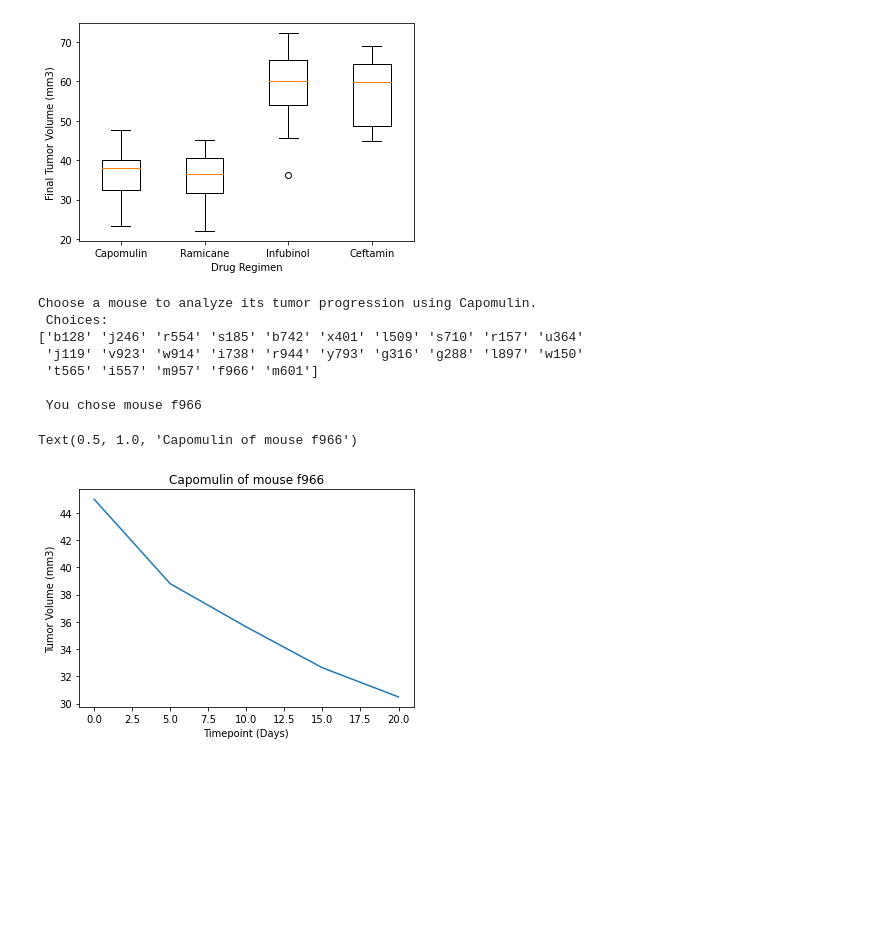
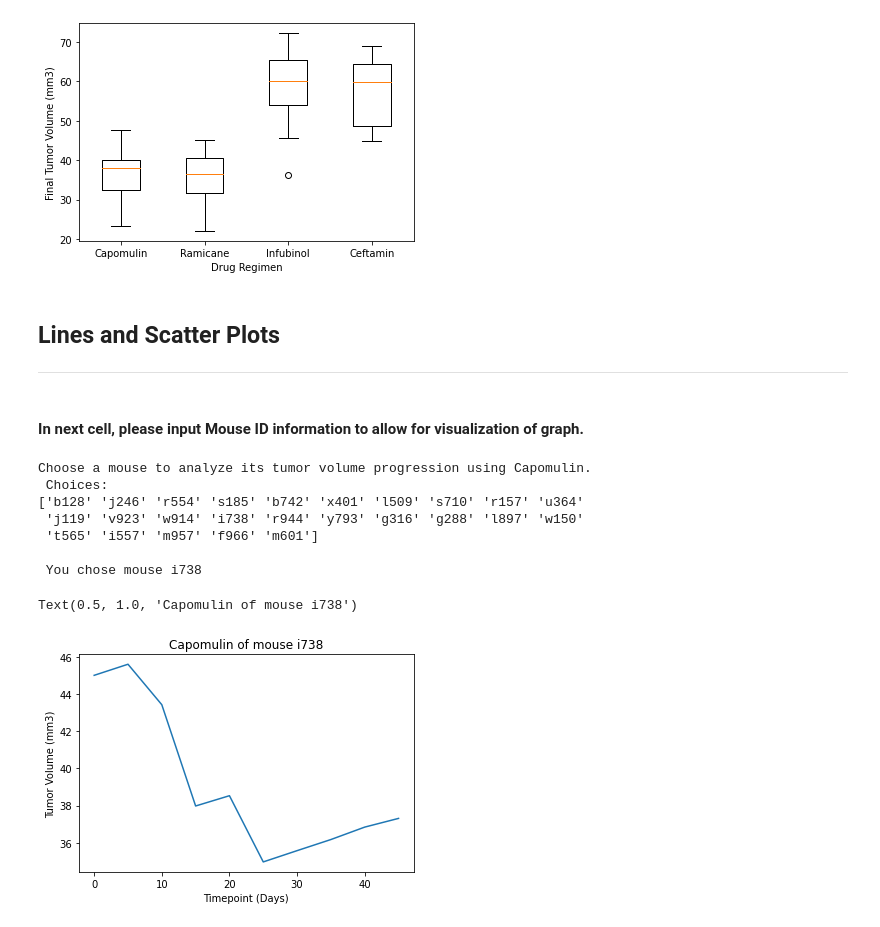
Before and after one commit to ytran010/matplotlib-challenge, a Jupyter notebook: Pymaceuticals.ipynb, the cells around one changed output. Cells and saved outputs as stored; diff of their text form; code cells hidden in the pictures; blank space fills up the shorter version.

```diff
--- a/Pymaceuticals.ipynb
+++ b/Pymaceuticals.ipynb
@@ -284,28 +307,35 @@ ax1.set(xlabel='Drug Regimen', ylabel='Final Tumor Volume (mm3)', axisbelow=True
   Text(3, 0, 'Infubinol'),
   Text(4, 0, 'Ceftamin')]]
 [figure]
+# %% [markdown]
+## Lines and Scatter Plots
+<hr/>
+# %% [markdown]
+#### In next cell, please input Mouse ID information to allow for visualization of graph.
 # %%
 # Generate a line plot of tumor volume vs. time point for a mouse treated with Capomulin
 
 cap_mouse = clean_mouse_study.loc[clean_mouse_study["Drug Regimen"] == treatment_list[0],:]
 
 unique_mice = cap_mouse["Mouse ID"].unique()
 
-specific_mouse = input(f"Choose a mouse to analyze its tumor progression using {treatment_list[0]}. \n Choices: \n{unique_mice} \n \n You chose mouse ")
+specific_mouse = input(f"Choose a mouse to analyze its tumor volume progression using {treatment_list[0]}. \n Choices: \n{unique_mice} \n \n You chose mouse ")
 
 x_values = cap_mouse.loc[cap_mouse["Mouse ID"] == specific_mouse, "Timepoint"]
 y_values = cap_mouse.loc[cap_mouse["Mouse ID"] == specific_mouse, "Tumor Volume (mm3)"]
+
 plt.plot(x_values, y_values)
+
 plt.xlabel("Timepoint (Days)")
 plt.ylabel("Tumor Volume (mm3)")
 plt.title(f"{treatment_list[0]} of mouse {specific_mouse}")
 # %% [output]
-Choose a mouse to analyze its tumor progression using Capomulin.
+Choose a mouse to analyze its tumor volume progression using Capomulin.
  Choices:
 ['b128' 'j246' 'r554' 's185' 'b742' 'x401' 'l509' 's710' 'r157' 'u364'
  'j119' 'v923' 'w914' 'i738' 'r944' 'y793' 'g316' 'g288' 'l897' 'w150'
  't565' 'i557' 'm957' 'f966' 'm601']
 
- You chose mouse f966
+ You chose mouse i738
-Text(0.5, 1.0, 'Capomulin of mouse f966')
+Text(0.5, 1.0, 'Capomulin of mouse i738')
-[figure, old version]
+[figure, new version]
```
Also changed, not shown: parts of 26 cells of this notebook.
